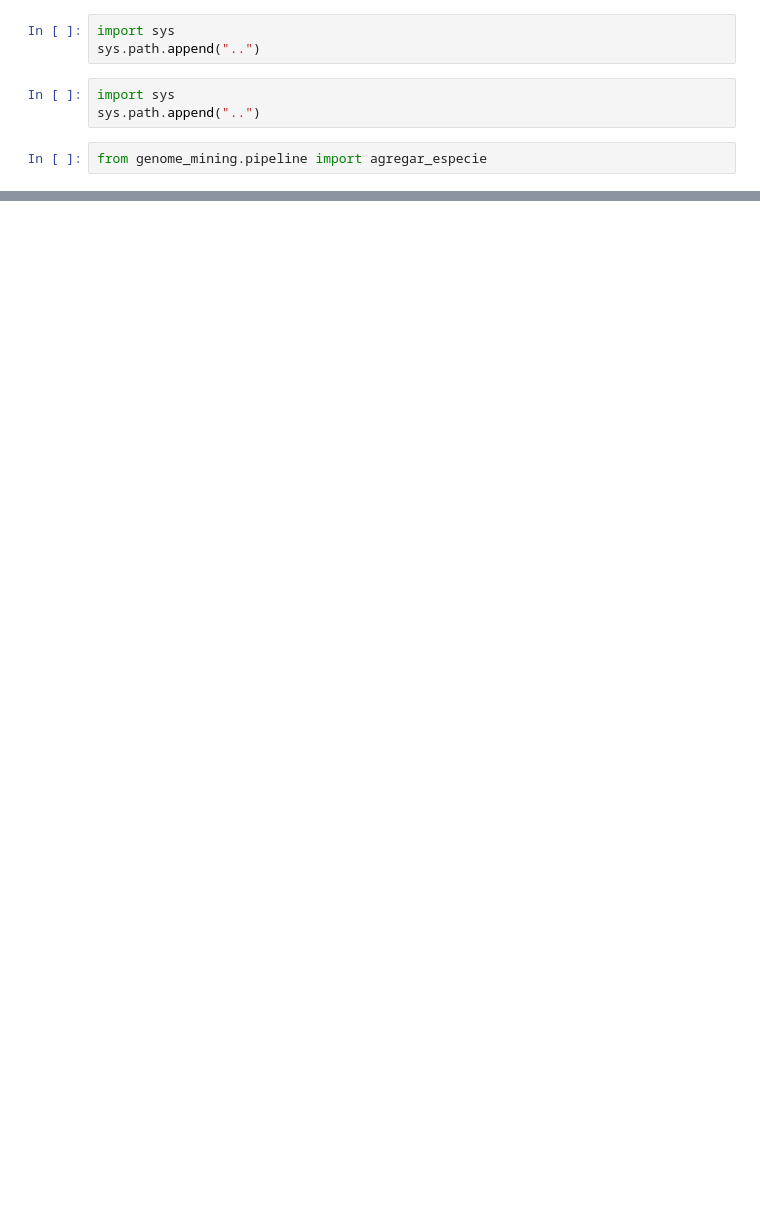
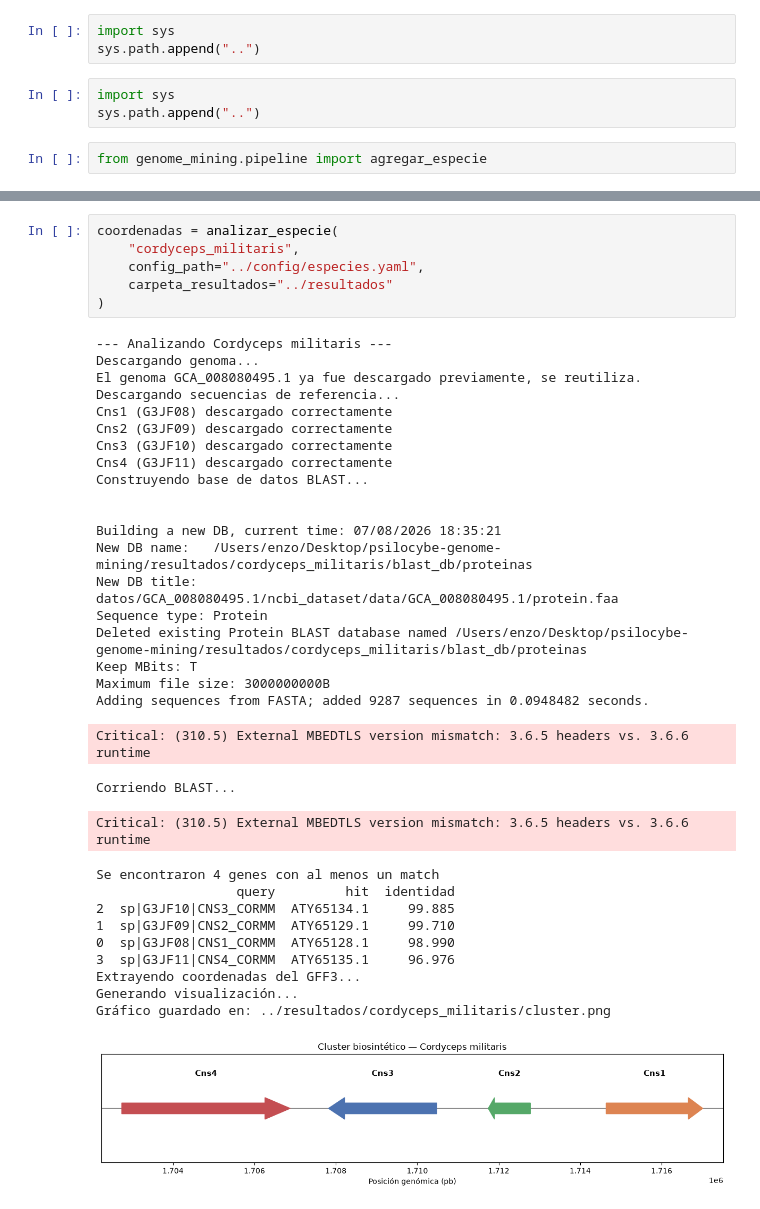
Before and after one commit to giovvnni-flux/psilocybe-genome-mining, a Jupyter notebook: notebooks/prueba_modulo_descarga.ipynb, the cells around one changed output, grey strips where cells are left out. Saved outputs shown, nothing was run; the diff lists cells and outputs as text; blank space fills up the shorter version.

```diff
--- a/notebooks/prueba_modulo_descarga.ipynb
+++ b/notebooks/prueba_modulo_descarga.ipynb
@@ -139,3 +147,42 @@ agregar_especie(
 Accession seleccionado automáticamente: GCA_008080495.1 (N50: 5,778,387 bp)
 Especie 'cordyceps_militaris' agregada/actualizada en ../config/especies.yaml
 'cordyceps_militaris'
+# %%
+coordenadas = analizar_especie(
+    "cordyceps_militaris",
+    config_path="../config/especies.yaml",
+    carpeta_resultados="../resultados"
+)
+# %% [output]
+--- Analizando Cordyceps militaris ---
+Descargando genoma...
+El genoma GCA_008080495.1 ya fue descargado previamente, se reutiliza.
+Descargando secuencias de referencia...
+Cns1 (G3JF08) descargado correctamente
+Cns2 (G3JF09) descargado correctamente
+Cns3 (G3JF10) descargado correctamente
+Cns4 (G3JF11) descargado correctamente
+Construyendo base de datos BLAST...
+
+
+Building a new DB, current time: 07/08/2026 18:35:21
+New DB name:   /Users/enzo/Desktop/psilocybe-genome-mining/resultados/cordyceps_militaris/blast_db/proteinas
+New DB title:  datos/GCA_008080495.1/ncbi_dataset/data/GCA_008080495.1/protein.faa
+Sequence type: Protein
+Deleted existing Protein BLAST database named /Users/enzo/Desktop/psilocybe-genome-mining/resultados/cordyceps_militaris/blast_db/proteinas
+Keep MBits: T
+Maximum file size: 3000000000B
+Adding sequences from FASTA; added 9287 sequences in 0.0948482 seconds.
+Critical: (310.5) External MBEDTLS version mismatch: 3.6.5 headers vs. 3.6.6 runtime
+Corriendo BLAST...
+Critical: (310.5) External MBEDTLS version mismatch: 3.6.5 headers vs. 3.6.6 runtime
+Se encontraron 4 genes con al menos un match
+                  query         hit  identidad
+2  sp|G3JF10|CNS3_CORMM  ATY65134.1     99.885
+1  sp|G3JF09|CNS2_CORMM  ATY65129.1     99.710
+0  sp|G3JF08|CNS1_CORMM  ATY65128.1     98.990
+3  sp|G3JF11|CNS4_CORMM  ATY65135.1     96.976
+Extrayendo coordenadas del GFF3...
+Generando visualización...
+Gráfico guardado en: ../resultados/cordyceps_militaris/cluster.png
+[figure, added]
```
Also changed, not shown: parts of 18 cells of this notebook, 10 other files.
